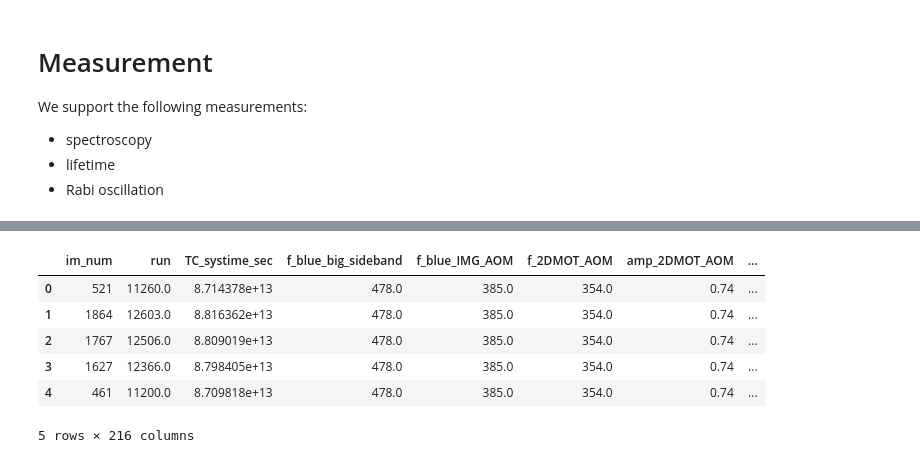
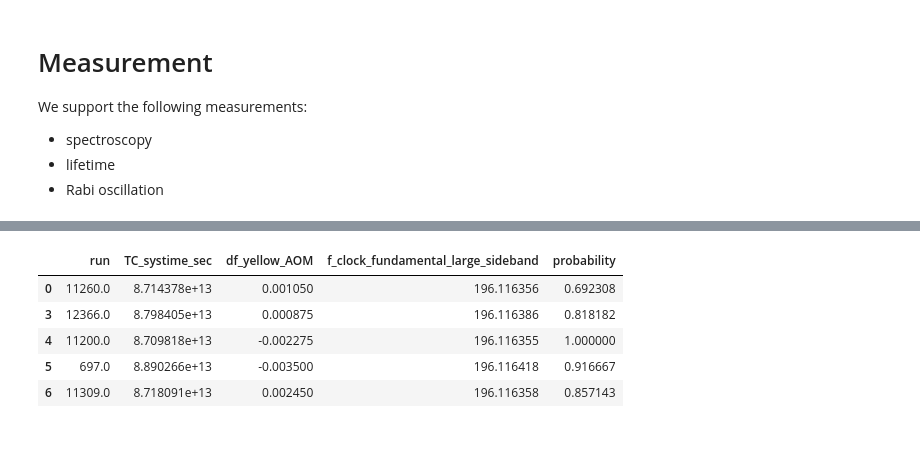
Before and after one commit to rydyb/pydatatom, a Jupyter notebook: notebooks/3 Measurement.ipynb, the cells around one changed output, grey strips where cells are left out. Cells and saved outputs as stored; diff of their text form; code cells hidden in the pictures.

```diff
--- a/notebooks/3 Measurement.ipynb
+++ b/notebooks/3 Measurement.ipynb
@@ -30,16 +33,21 @@ prob_pipeline.fit(raw_dataset)
 # %%
 prob_dataset = prob_pipeline.transform(raw_dataset)
 
-dataset = Combine(raw_dataset, prob_dataset, 'probability')
-dataset = Transform(dataset, DropKeys("image"))
+prob_df = Transform(prob_dataset, [
+    lambda p: { "probability": p.tolist() }
+]).to_pandas()
+meta_df = Transform(raw_dataset, [
+    PickType(float),
+]).to_pandas()
 
-df = pd.DataFrame(list(dataset))
+df = pd.concat([meta_df, prob_df], axis=1)
+df = df.dropna()
+df = df.loc[:, df.nunique(dropna=True).ne(1)].copy()
 df.head()
 # %% [output]
-|  | im_num | run | TC_systime_sec | f_blue_big_sideband | f_blue_IMG_AOM | f_2DMOT_AOM | amp_2DMOT_AOM | ... |
-| 0 | 521 | 11260.0 | 8.714378e+13 | 478.0 | 385.0 | 354.0 | 0.74 | ... |
-| 1 | 1864 | 12603.0 | 8.816362e+13 | 478.0 | 385.0 | 354.0 | 0.74 | ... |
-| 2 | 1767 | 12506.0 | 8.809019e+13 | 478.0 | 385.0 | 354.0 | 0.74 | ... |
-| 3 | 1627 | 12366.0 | 8.798405e+13 | 478.0 | 385.0 | 354.0 | 0.74 | ... |
-| 4 | 461 | 11200.0 | 8.709818e+13 | 478.0 | 385.0 | 354.0 | 0.74 | ... |
+|  | run | TC_systime_sec | df_yellow_AOM | f_clock_fundamental_large_sideband | probability |
+| 0 | 11260.0 | 8.714378e+13 | 0.001050 | 196.116356 | 0.692308 |
+| 3 | 12366.0 | 8.798405e+13 | 0.000875 | 196.116386 | 0.818182 |
+| 4 | 11200.0 | 8.709818e+13 | -0.002275 | 196.116355 | 1.000000 |
+| 5 | 697.0 | 8.890266e+13 | -0.003500 | 196.116418 | 0.916667 |
+| 6 | 11309.0 | 8.718091e+13 | 0.002450 | 196.116358 | 0.857143 |
-5 rows × 216 columns
```
Also changed, not shown: parts of 4 cells of this notebook, 10 other files.
